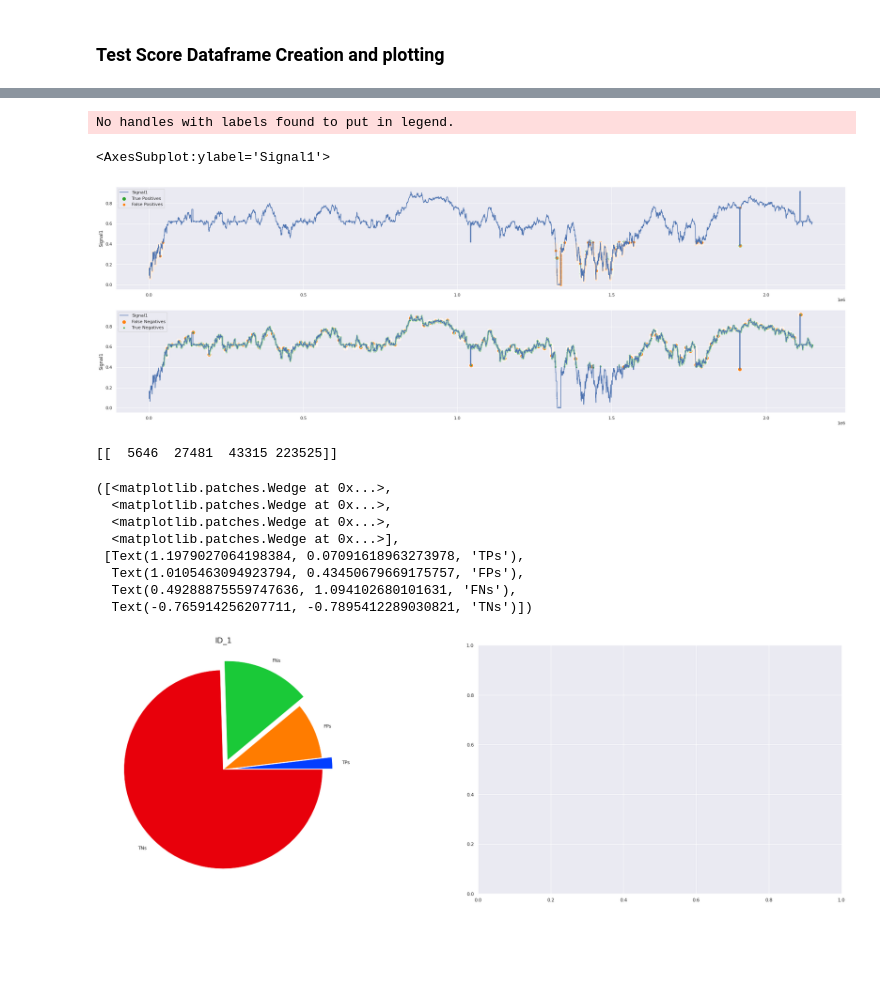
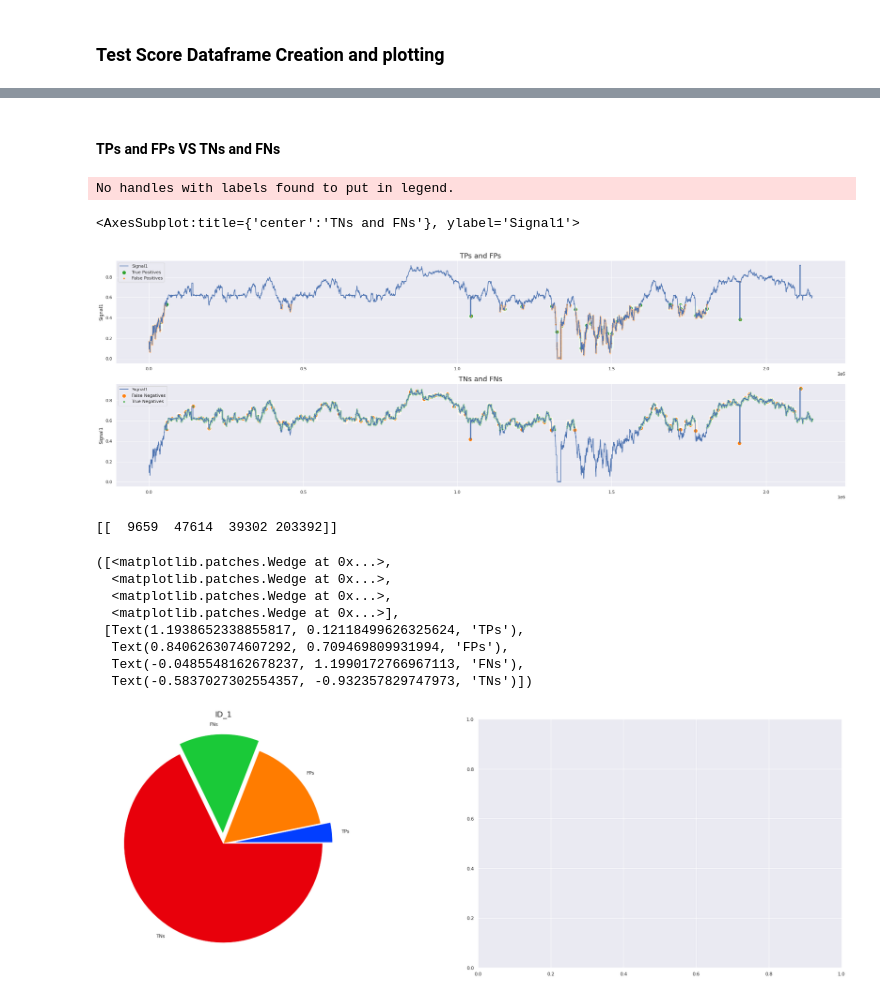
Before and after one commit to abdul2k10023/ML_CAN_IDS, a Jupyter notebook: new.ipynb, the cells around one changed output, grey strips where cells are left out. Drawn from its saved outputs; the diff is of its cells as text; code cells hidden in the pictures; blank space fills up the shorter version.

```diff
--- a/new.ipynb
+++ b/new.ipynb
@@ -188,7 +188,7 @@ plt.savefig('training_loss.png')
 # %% [markdown]
 ### Test Loss
 # %%
-THRESHOLD = 0.4
+THRESHOLD = 0.29
 # %%
 
 x_test_predict = reconstructed_model.predict(X_test, verbose=0)
@@ -215,7 +215,6 @@ test_score_df['threshold'] = THRESHOLD
 test_score_df['anomaly'] = test_score_df.loss > test_score_df.threshold
 test_score_df['Signal1'] = df_test_plat_ID1[TIME_STEP:].Signal1_of_ID
 test_score_df['Label'] = df_test_plat_ID1[TIME_STEP:].Label
-test_score_df['notAnomaly'] = test_score_df.loss <= test_score_df.threshold
 #plot the threshoold vs the actual loss values
 plt.figure(figsize=(30,10))
 plt.plot(test_score_df.index, test_score_df.loss, label='Loss')
@@ -288,6 +308,9 @@ plt.legend();
+# %% [markdown]
+#### TPs and FPs VS TNs and FNs
 # %%
 # plt.figure(figsize=(30,10))
 fig,axs = plt.subplots(2,1,squeeze=False, figsize=(30,10))
+axs[0,0].set_title('TPs and FPs',fontsize=18)
 axs[0,0].plot(
 test_score_df.index,
 test_score_df.Signal1,
@@ -308,39 +331,42 @@ sns.scatterplot(
   FPs.index,
   FPs.Signal1,
   color=sns.color_palette("tab10")[1],
-  s=52,
+  s=20,
   label='False Positives',
   ax = axs[0,0]
 )
 plt.legend()
+
+axs[1,0].set_title('TNs and FNs',fontsize=18)
+
 axs[1,0].plot(
 test_score_df.index,
 test_score_df.Signal1,
   label='Signal1'
 )
 
 sns.scatterplot(
   FNs.index,
   FNs.Signal1,
   color=sns.color_palette("tab10")[1],
   s=100,
   markers='o',
   label='False Negatives',
   ax = axs[1,0]
 )
 sns.scatterplot(
   TNs.index,
   TNs.Signal1,
   color=sns.color_palette("tab10")[2],
   s=20,
   markers='o',
   label='True Negatives',
   ax = axs[1,0]
 )
 # %% [output]
 No handles with labels found to put in legend.
-<AxesSubplot:ylabel='Signal1'>
+<AxesSubplot:title={'center':'TNs and FNs'}, ylabel='Signal1'>
-[figure, old version]
+[figure, new version]
 # %%
 print(stats)
 
@@ -358,13 +384,13 @@ colors = pallete,
 explode = explode,
  )
 # %% [output]
-[[  5646  27481  43315 223525]]
+[[  9659  47614  39302 203392]]
 ([<matplotlib.patches.Wedge at 0x...>,
   <matplotlib.patches.Wedge at 0x...>,
   <matplotlib.patches.Wedge at 0x...>,
   <matplotlib.patches.Wedge at 0x...>],
- [Text(1.1979027064198384, 0.07091618963273978, 'TPs'),
-  Text(1.0105463094923794, 0.43450679669175757, 'FPs'),
-  Text(0.49288875559747636, 1.094102680101631, 'FNs'),
-  Text(-0.765914256207711, -0.7895412289030821, 'TNs')])
+ [Text(1.1938652338855817, 0.12118499626325624, 'TPs'),
+  Text(0.8406263074607292, 0.709469809931994, 'FPs'),
+  Text(-0.0485548162678237, 1.1990172766967113, 'FNs'),
+  Text(-0.5837027302554357, -0.932357829747973, 'TNs')])
-[figure, old version]
+[figure, new version]
```
Also changed, not shown: parts of 12 cells of this notebook, 1 other file.
